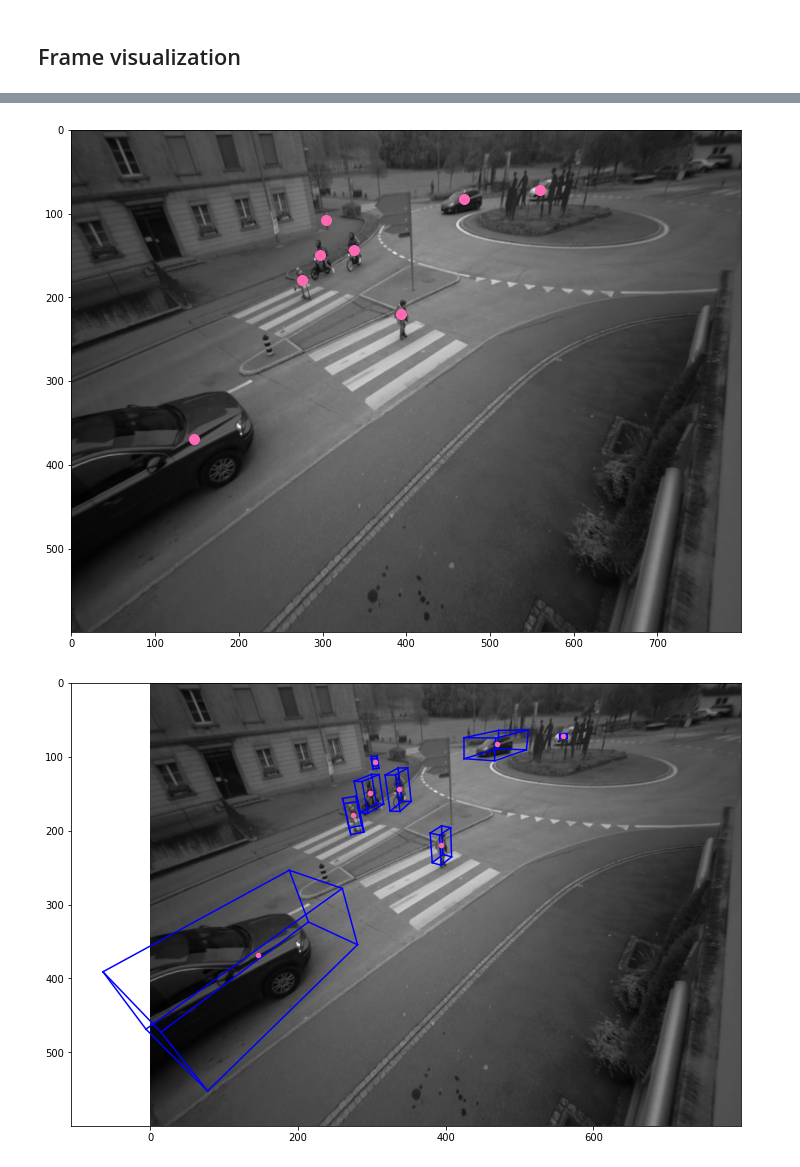
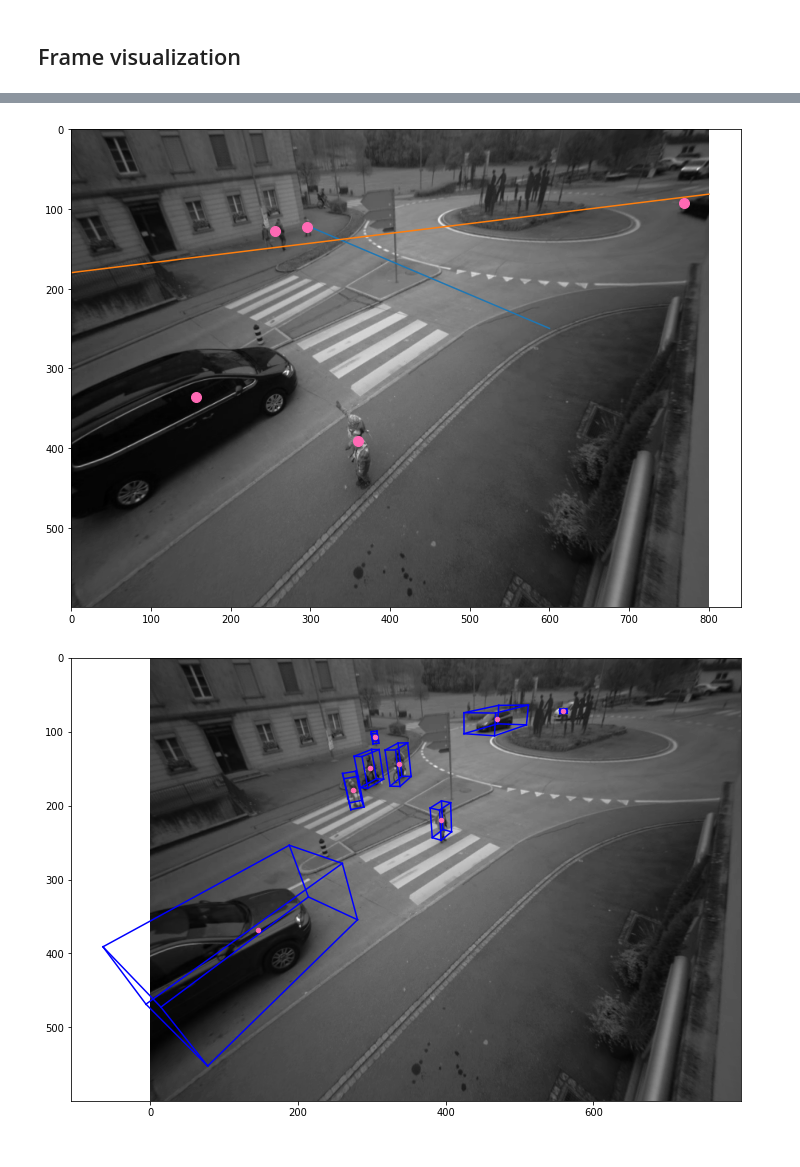
Before and after one commit to davidecarrara98/Multi-Object-Tracking-in-Complex-Urban-Scenarios, a Jupyter notebook: Under Development/Francesco/Main_FRa.ipynb, the cells around one changed output, grey strips where cells are left out. Saved outputs shown, nothing was run; the diff lists cells and outputs as text; code cells hidden in the pictures.

```diff
--- a/Under Development/Francesco/Main_FRa.ipynb
+++ b/Under Development/Francesco/Main_FRa.ipynb
@@ -145,6 +134,12 @@ def visualize_frame_detections ( camera, frame_idx, figsize = None , s = 100):
 
     plt.imshow(a, cmap = 'gist_gray', zorder = 1)
     plt.scatter(x_list, y_list, s = s, color = 'hotpink', zorder = 3)
+    plt.plot([296.40511363,600],[121.374145,250])
+
+
+    plt.plot([0,800],[180,81.54])
+
+
 
     return
 
@@ -201,7 +299,7 @@ def visualize_frame_boxes ( camera, frame_idx, figsize = None, s = 100):
 # %%
-visualize_frame_detections(hdf5data_109,260, figsize = (12,12))
+visualize_frame_detections(hdf5data_109,1, figsize = (12,12))
 # %% [output]
-[figure, old version]
+[figure, new version]
 # %%
 visualize_frame_boxes(hdf5data_109, 260, figsize = (12,12), s = 20)
 # %% [output]
```
Also changed, not shown: parts of 9 cells of this notebook, 2 other files.
